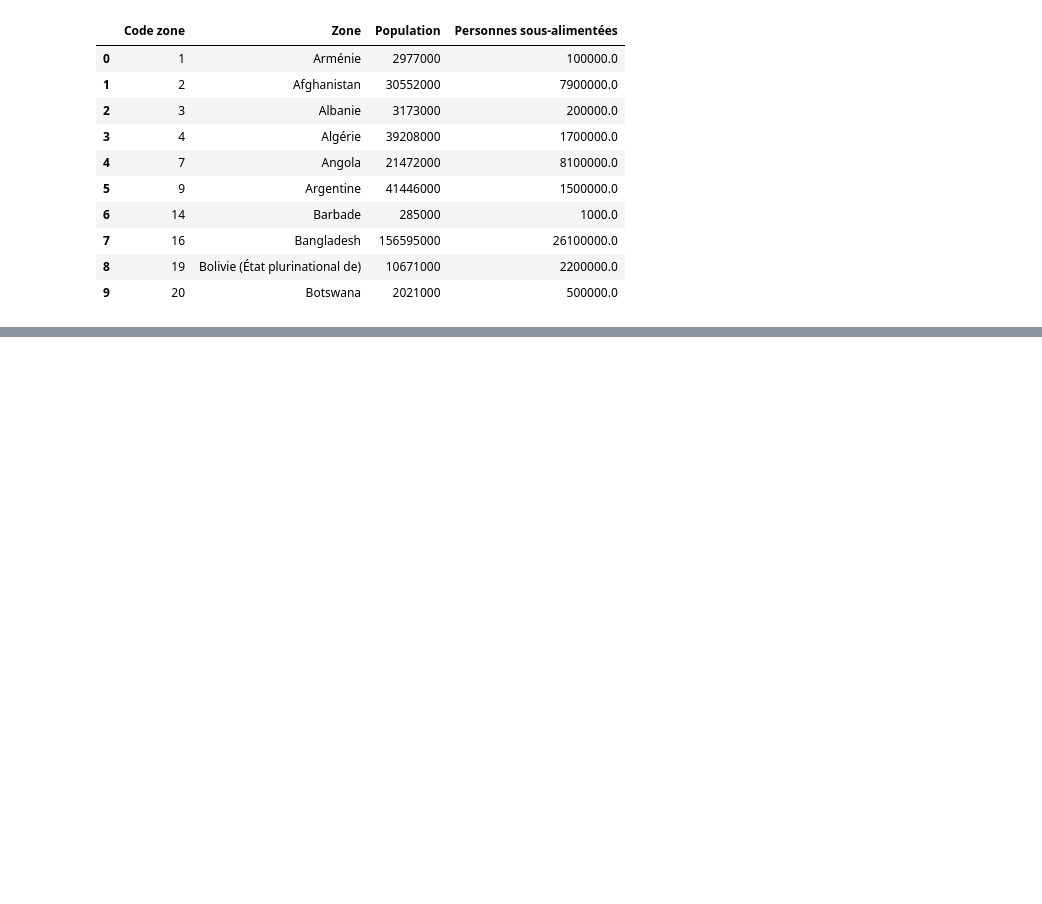
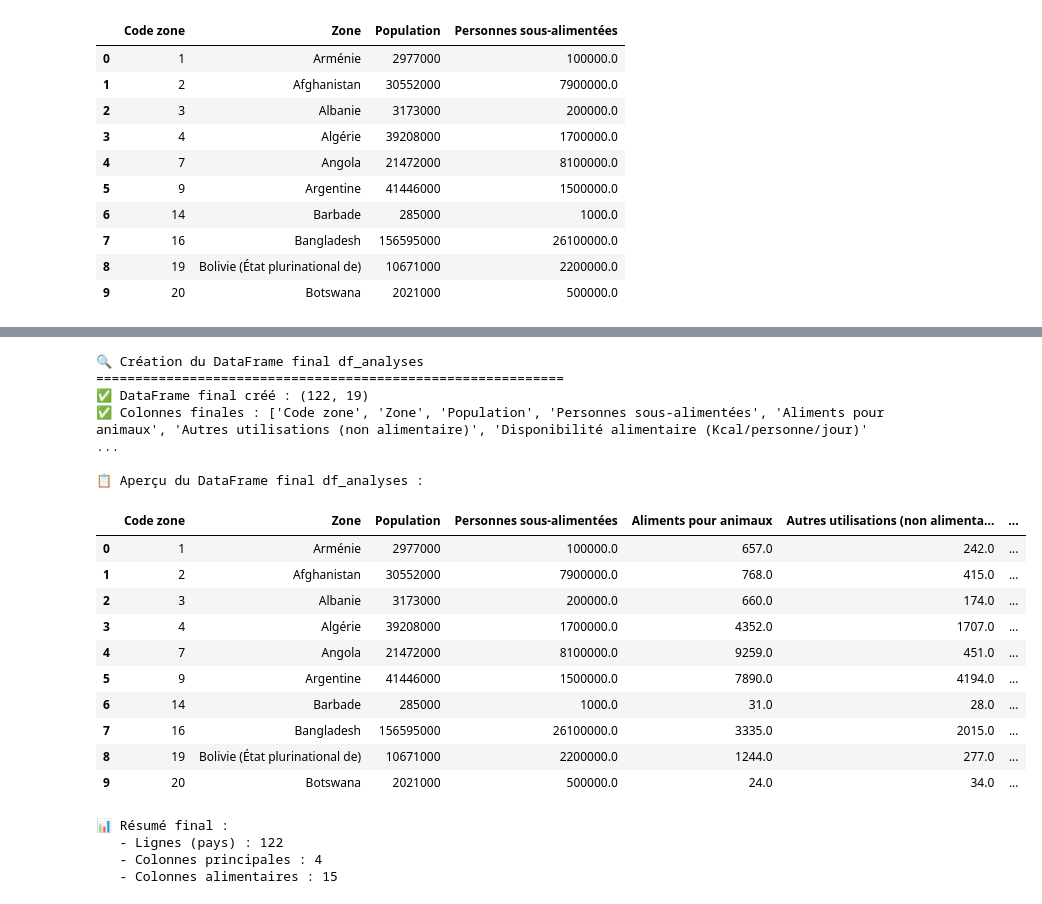
Before and after one commit to SIMPLON-DIST-Data-Analyst-211541/FAO_Analysis_Johan, a Jupyter notebook: src/notebook.ipynb, the cells around one changed output, grey strips where cells are left out. Saved outputs shown, nothing was run; the diff lists cells and outputs as text; code cells hidden in the pictures; blank space fills up the shorter version.

Commit message:
df final global ok pret pour exploration

```diff
--- a/src/notebook.ipynb
+++ b/src/notebook.ipynb
@@ -1909,0 +1980,51 @@ Il faut maintenant fusionner ces 2 tableaux pour obtenir un tableaux de données
+# %%
+# Fusion finale pour créer df_analyses
+print("🔍 Création du DataFrame final df_analyses")
+print("=" * 60)
+
+try:
+    # Fusionner result_df et le pivot_result
+    df_analyses = pd.merge(result_df, pivot_result, on=['Code zone', 'Zone'], how='inner')
+
+    print(f"✅ DataFrame final créé : {df_analyses.shape}")
+    print(f"✅ Colonnes finales : {list(df_analyses.columns)}")
+
+    # Affichage du résultat
+    print("\n📋 Aperçu du DataFrame final df_analyses :")
+    display(df_analyses.head(10))
+
+    # Vérification des colonnes principales
+    main_cols = ['Code zone', 'Zone', 'Population', 'Personnes sous-alimentées']
+    food_cols = [col for col in df_analyses.columns if col not in main_cols and col != 'Code zone']
+
+    print(f"\n📊 Résumé final :")
+    print(f"   - Lignes (pays) : {len(df_analyses)}")
+    print(f"   - Colonnes principales : {len(main_cols)}")
+    print(f"   - Colonnes alimentaires : {len(food_cols)}")
+
+except Exception as e:
+    print(f"Erreur lors de la fusion finale : {e}")
+    import traceback
+    traceback.print_exc()
+# %% [output]
+🔍 Création du DataFrame final df_analyses
+============================================================
+✅ DataFrame final créé : (122, 19)
+✅ Colonnes finales : ['Code zone', 'Zone', 'Population', 'Personnes sous-alimentées', 'Aliments pour animaux', 'Autres utilisations (non alimentaire)', 'Disponibilité alimentaire (Kcal/personne/jour)' ...
+
+📋 Aperçu du DataFrame final df_analyses :
+|  | Code zone | Zone | Population | Personnes sous-alimentées | Aliments pour animaux | Autres utilisations (non alimenta... | ... |
+| 0 | 1 | Arménie | 2977000 | 100000.0 | 657.0 | 242.0 | ... |
+| 1 | 2 | Afghanistan | 30552000 | 7900000.0 | 768.0 | 415.0 | ... |
+| 2 | 3 | Albanie | 3173000 | 200000.0 | 660.0 | 174.0 | ... |
+| 3 | 4 | Algérie | 39208000 | 1700000.0 | 4352.0 | 1707.0 | ... |
+| 4 | 7 | Angola | 21472000 | 8100000.0 | 9259.0 | 451.0 | ... |
+| 5 | 9 | Argentine | 41446000 | 1500000.0 | 7890.0 | 4194.0 | ... |
+| 6 | 14 | Barbade | 285000 | 1000.0 | 31.0 | 28.0 | ... |
+| 7 | 16 | Bangladesh | 156595000 | 26100000.0 | 3335.0 | 2015.0 | ... |
+| 8 | 19 | Bolivie (État plurinational de) | 10671000 | 2200000.0 | 1244.0 | 277.0 | ... |
+| 9 | 20 | Botswana | 2021000 | 500000.0 | 24.0 | 34.0 | ... |
+📊 Résumé final :
+   - Lignes (pays) : 122
+   - Colonnes principales : 4
+   - Colonnes alimentaires : 15
```
Also changed, not shown: parts of 7 cells of this notebook.
